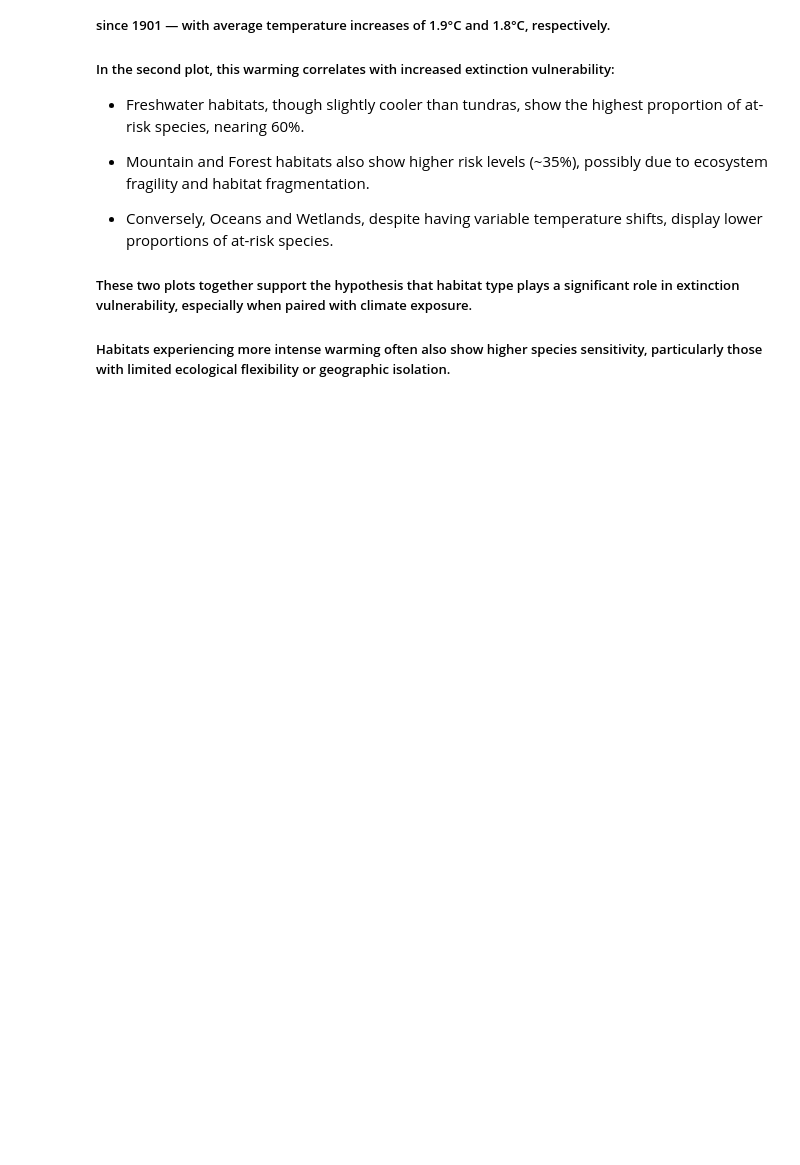
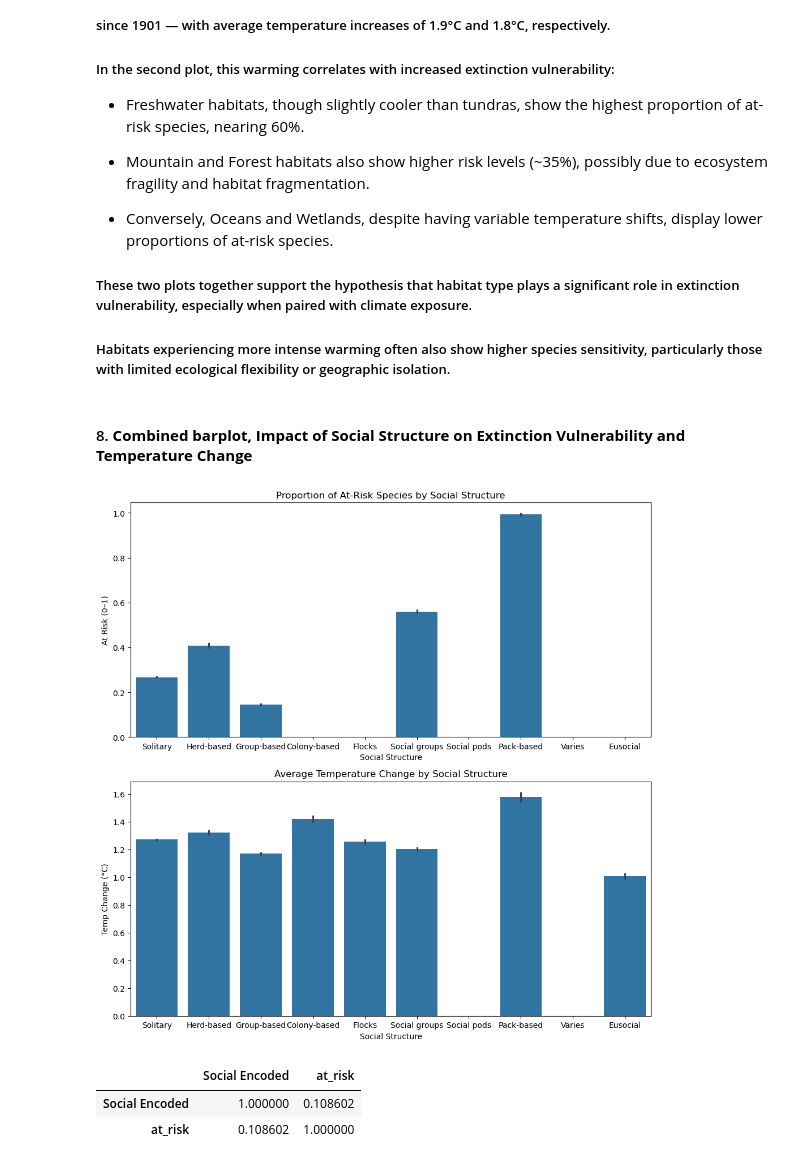
Before and after one commit to Shiihon/BI_ExamProject_Predicting_Animal_Extinction, a Jupyter notebook: Cleaning_and_exploring_data/combined_dataset.ipynb, the cells around one changed output. Drawn from its saved outputs; the diff is of its cells as text; code cells hidden in the pictures; blank space fills up the shorter version.

Commit message:
added more plots to merged data

```diff
--- a/Cleaning_and_exploring_data/combined_dataset.ipynb
+++ b/Cleaning_and_exploring_data/combined_dataset.ipynb
@@ -346,3 +350,30 @@ plt.show()
 
 ##### These two plots together support the hypothesis that habitat type plays a significant role in extinction vulnerability, especially when paired with climate exposure.
 ##### Habitats experiencing more intense warming often also show higher species sensitivity, particularly those with limited ecological flexibility or geographic isolation.
+# %% [markdown]
+#### 8. **Combined barplot, Impact of Social Structure on Extinction Vulnerability and Temperature Change**
+# %%
+fig, axes = plt.subplots(nrows=2, ncols=1, figsize=(10, 10))
+
+# Proportion at risk
+sns.barplot(data=df_merged, x='Social Structure', y='at_risk', ax=axes[0])
+axes[0].set_title('Proportion of At-Risk Species by Social Structure')
+axes[0].set_ylabel('At Risk (0–1)')
+
+# Average temp change
+sns.barplot(data=df_merged, x='Social Structure', y='temp_change', ax=axes[1])
+axes[1].set_title('Average Temperature Change by Social Structure')
+axes[1].set_ylabel('Temp Change (°C)')
+
+plt.tight_layout()
+plt.show()
+# %% [output]
+[figure, added]
+# %%
+df_merged['Social Encoded'] = df_merged['Social Structure'].astype('category').cat.codes
+
+df_merged[['Social Encoded', 'at_risk']].corr()
+# %% [output]
+|  | Social Encoded | at_risk |
+| Social Encoded | 1.000000 | 0.108602 |
+| at_risk | 0.108602 | 1.000000 |
```
Also changed, not shown: parts of 9 cells of this notebook.
